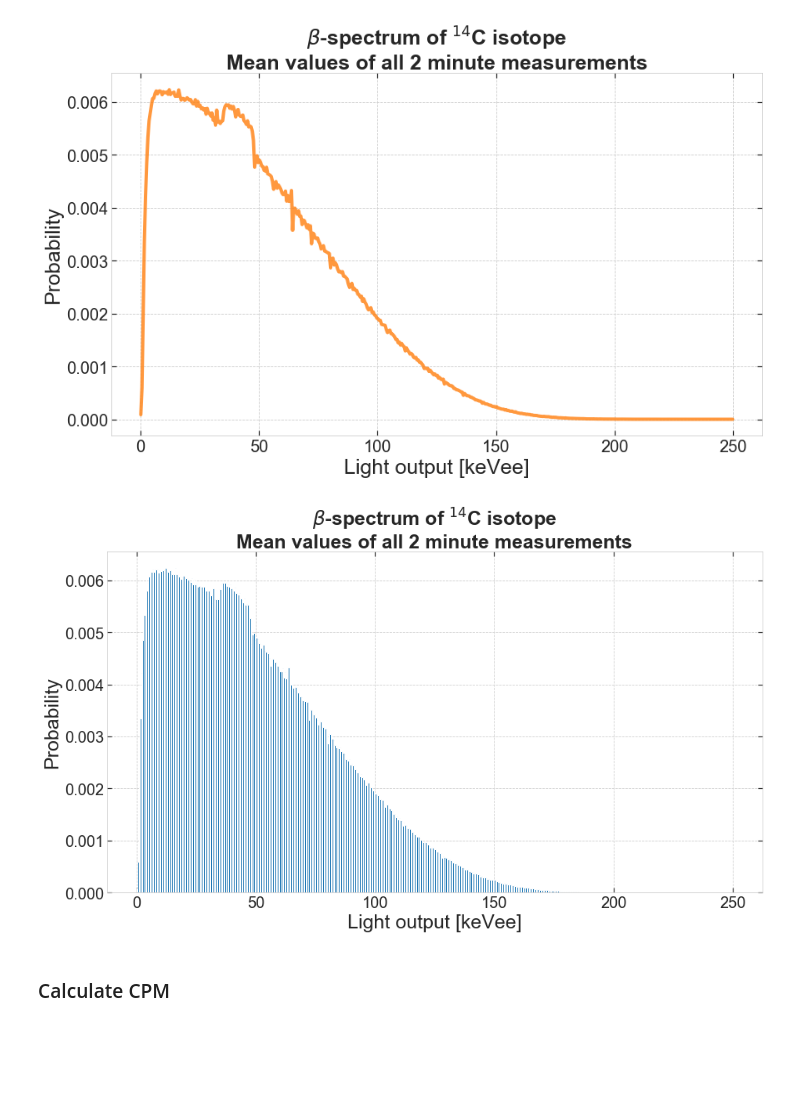
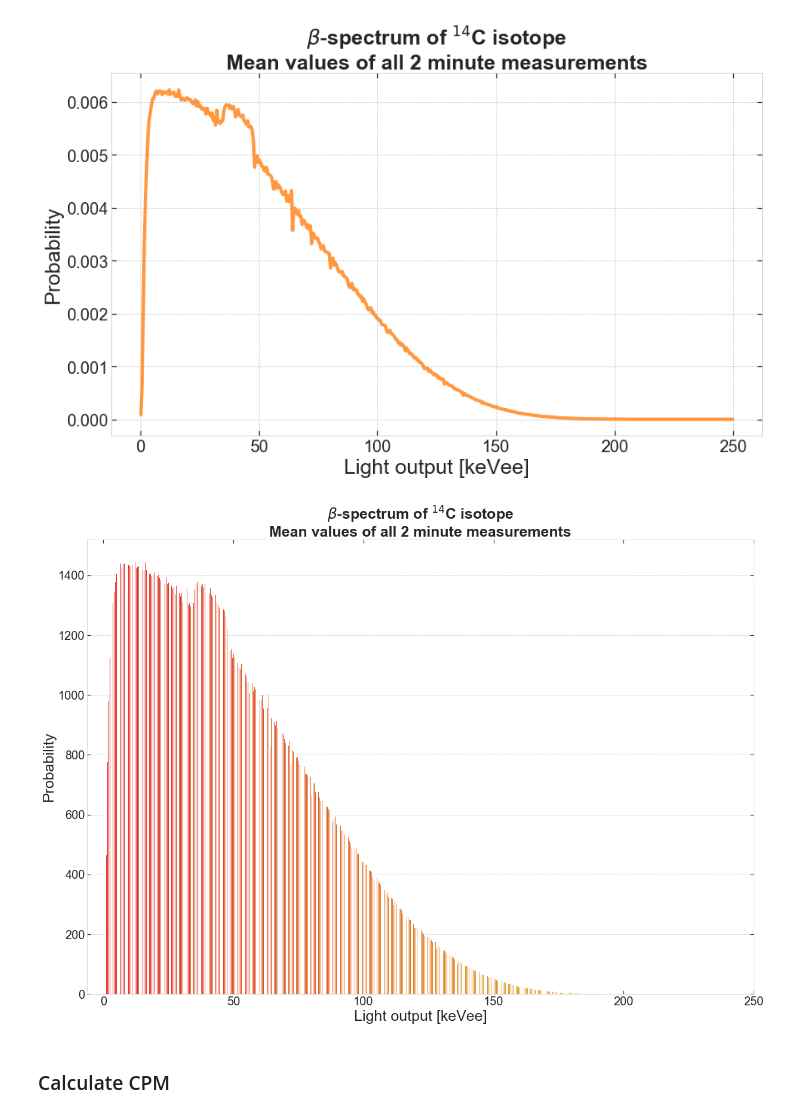
Before and after one commit to masterdesky/ELTE-applied-physics-2019, a Jupyter notebook: III. Liquid scintillation spectroscopy/notebooks/FSS.ipynb, the cells around one changed output. Cells and saved outputs as stored; diff of their text form; code cells hidden in the pictures; blank space fills up the shorter version.

Commit message:
barplot agony

```diff
--- a/III. Liquid scintillation spectroscopy/notebooks/FSS.ipynb
+++ b/III. Liquid scintillation spectroscopy/notebooks/FSS.ipynb
@@ -257,28 +257,39 @@ plt.show()
 # %%
 nrows = 1
 ncols = 1
-fig, axes = plt.subplots(nrows=nrows, ncols=ncols, figsize=(ncols*15,nrows*8))
+fig, axes = plt.subplots(nrows=nrows, ncols=ncols, figsize=(ncols*20,nrows*14))
 
 titlesize = 25
 axislabelsize = 25
 axisticksize = 20
 
-axes.bar(data.index, data['mean']/np.sum(data['mean']),
-         width=0.5, align='center', color='tab:blue', alpha=1.0,)
+x_lim = (-12.5, 262.5)
+x_ticks_loc = axes.get_xticks()
+x_ticks_val = [int(x*(np.max(data.index.values)+0.25)) for x in x_ticks_loc]
 
+sns.barplot(data.index, y='mean', data=data,
+            palette='autumn', ci=None,
+            ax=axes)
+
+#axes.bar(data.index, data['mean']/np.sum(data['mean']),
+#         width=0.5, align='center', color='tab:orange', alpha=1.0)
+
+axes.set_xlim(x_lim)
+axes.set_xticks(list(np.array(x_ticks_val)*2))
+axes.set_xticklabels(x_ticks_val)
 axes.set_title('$\\beta$-spectrum of $^{14}$C isotope\nMean values of all 2 minute measurements',
                fontsize=titlesize, fontweight='bold')
 axes.set_xlabel('Light output [keVee]', fontsize=axislabelsize)
 axes.set_ylabel('Probability', fontsize=axislabelsize)
 axes.tick_params(axis='both', which='major', labelsize=axisticksize)
 
 plt.savefig(figsave_dir + 'mean_spectrum_binned.' + figsave_format,
             format=figsave_format,
             dpi=figsave_dpi,
             bbox_inches='tight')
 plt.show()
 # %% [output]
-[figure, old version]
+[figure, new version]
 # %% [markdown]
 ### Calculate CPM
 # %%
```
Also changed, not shown: parts of 1 cell of this notebook, 4 other files.
